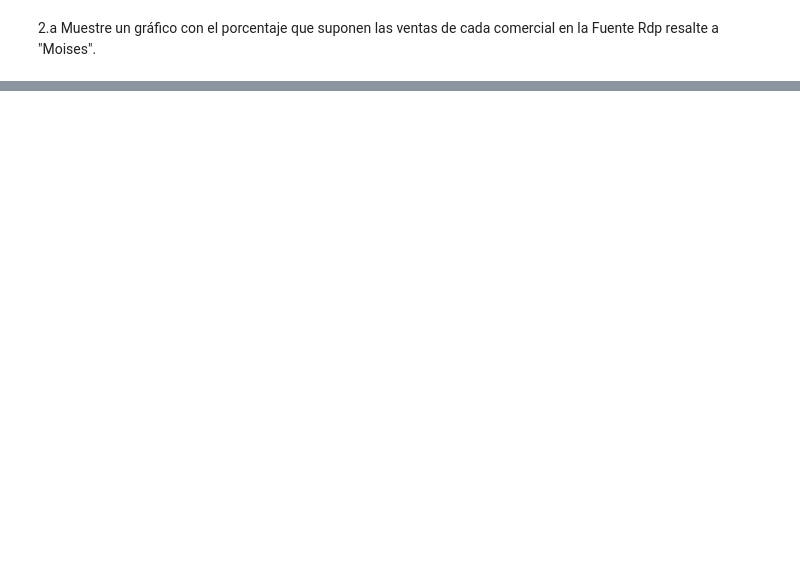
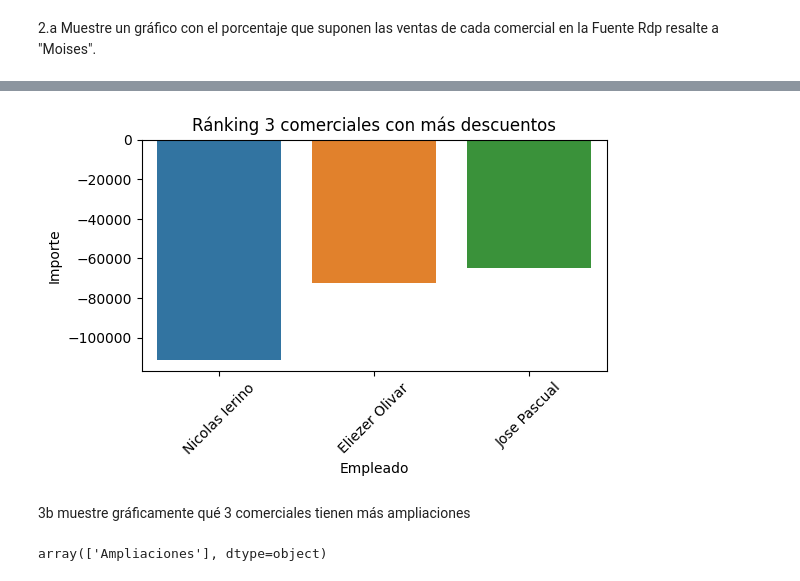
Before and after one commit to Ivansantamariaknx/portfolio, a Jupyter notebook: Data Visualization/Visualizacion_datos_empresa.ipynb, the cells around one changed output, grey strips where cells are left out. Cells and saved outputs as stored; diff of their text form; code cells hidden in the pictures; blank space fills up the shorter version.

Commit message:
visualization

```diff
--- a/Data Visualization/Visualizacion_datos_empresa.ipynb
+++ b/Data Visualization/Visualizacion_datos_empresa.ipynb
@@ -127,0 +134,7 @@ fig
+# %%
+mask_desc=ventas_comerciales["Servicio"]=="Descuentos"
+# %%
+ventas_comerciales_descuentos=ventas_comerciales[mask_desc]
+# %%
+pivot_desc=ventas_comerciales_descuentos.pivot_table(index="Empleado",values="Importe",aggfunc="sum").reset_index().sort_values(by="Importe",ascending=True)
+pivot_desc
@@ -127,0 +152,10 @@ fig
+# %%
+plt.figure(figsize=(6,3))
+sns.barplot(data=pivot_desc.head(3),x="Empleado",y="Importe")
+plt.xticks(rotation=45)
+plt.title("Ránking 3 comerciales con más descuentos")
+plt.show()
+# %% [output]
+[figure, added]
+# %% [markdown]
+<p> 3b muestre gráficamente qué 3 comerciales tienen más ampliaciones </p>
@@ -127,0 +165,4 @@ fig
+# %%
+pivot_amp=
+# %% [output]
+array(['Ampliaciones'], dtype=object)
```
Also changed, not shown: parts of 9 cells of this notebook, 14 other files.
